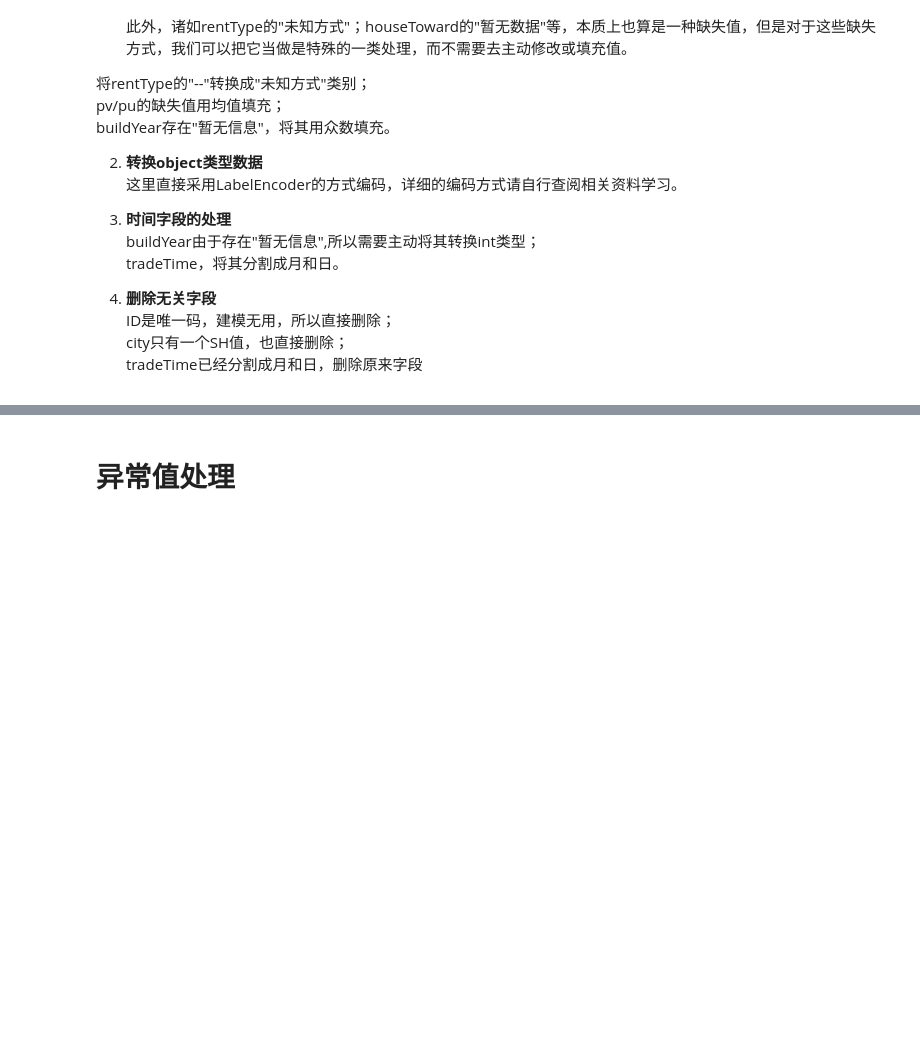
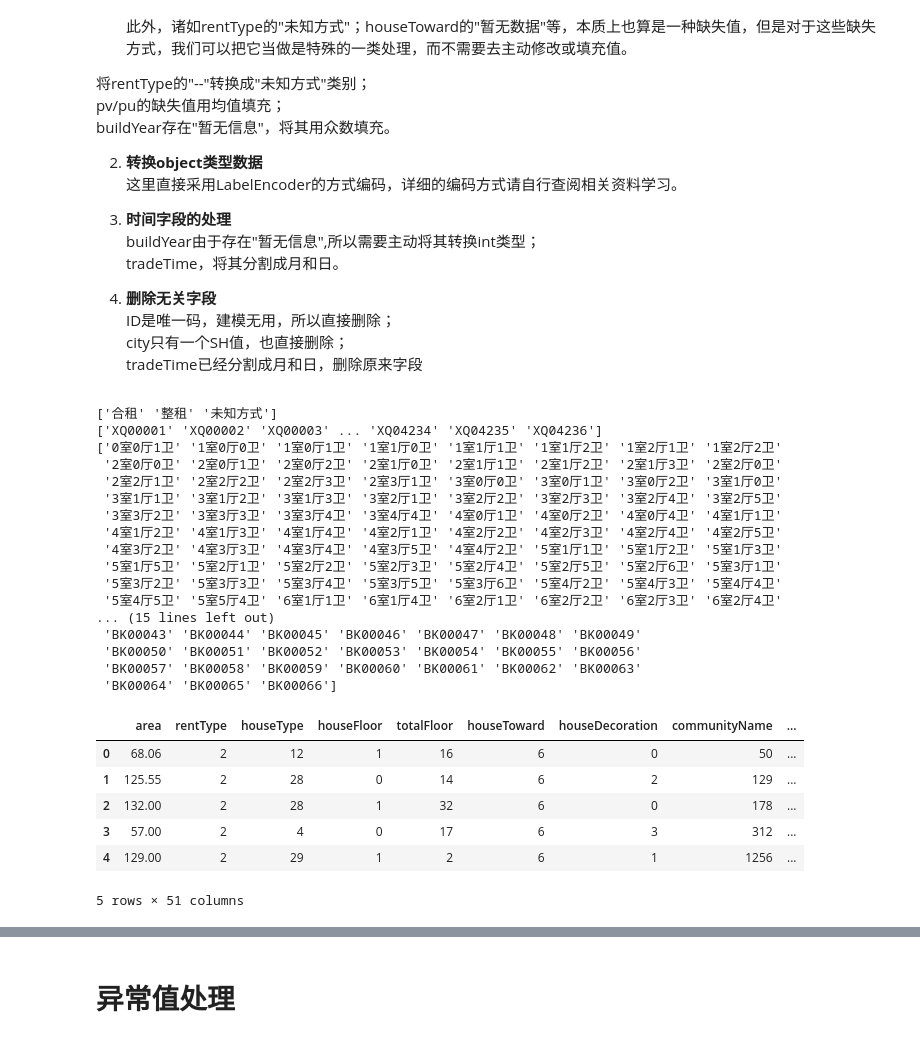
Before and after one commit to nickliqian/team-learning, a Jupyter notebook: 数据竞赛（房租预测）/2_数据清洗.ipynb, the cells around one changed output, grey strips where cells are left out. Drawn from its saved outputs; the diff is of its cells as text; code cells hidden in the pictures; blank space fills up the shorter version.

```diff
--- a/数据竞赛（房租预测）/2_数据清洗.ipynb
+++ b/数据竞赛（房租预测）/2_数据清洗.ipynb
@@ -97,39 +99,81 @@ tradeTime已经分割成月和日，删除原来字段
 # %%
 def preprocessingData(data):
     # 填充缺失值
+    # 有两种缺失值：-- 和 未知方式
+    # 把 -- 转换为 未知方式 然后使用 labelEncoder 编码
     data['rentType'][data['rentType'] == '--'] = '未知方式'
 
     # 转换object类型数据
     columns = ['rentType','communityName','houseType', 'houseFloor', 'houseToward', 'houseDecoration',  'region', 'plate']
 
     for feature in columns:
-        data[feature] = LabelEncoder().fit_transform(data[feature])
+        le = LabelEncoder()
+        data[feature] = le.fit_transform(data[feature])
+        print(le.classes_)
 
     # 将buildYear列转换为整型数据
+    # 缺失值是 暂无信息
+    # 取非缺失值，计算buildYear的众数： 1994
+    # buildYearmean.iloc[0, 0] 是取这个serise的值
     buildYearmean = pd.DataFrame(data[data['buildYear'] != '暂无信息']['buildYear'].mode())
+    # data[data['buildYear'] != '暂无信息']['buildYear'] 这种方式也可以赋值
     data.loc[data[data['buildYear'] == '暂无信息'].index, 'buildYear'] = buildYearmean.iloc[0, 0]
+    # 改变buildYear类型 buildYear最开始是object类型，现在需要转换为int类型
     data['buildYear'] = data['buildYear'].astype('int')
 
     # 处理pv和uv的空值
+    # 使用平均值填充
     data['pv'].fillna(data['pv'].mean(), inplace=True)
     data['uv'].fillna(data['uv'].mean(), inplace=True)
+    # pv和uv是float类型，根据实际经验这里转为int类型
     data['pv'] = data['pv'].astype('int')
     data['uv'] = data['uv'].astype('int')
 
-    # 分割交易时间
+    # 分割交易时间tradeTime
+    # 没有缺失值，可以直接处理
+    # 全部是2008年所以不用分割年
+    # 分割出月和日即可
     def month(x):
         month = int(x.split('/')[1])
         return month
     def day(x):
         day = int(x.split('/')[2])
         return day
     data['month'] = data['tradeTime'].apply(lambda x: month(x))
     data['day'] = data['tradeTime'].apply(lambda x: day(x))
 
     # 去掉部分特征
     data.drop('city', axis=1, inplace=True)
     data.drop('tradeTime', axis=1, inplace=True)
     data.drop('ID', axis=1, inplace=True)
     return data
 
-data_train = preprocessingData(data_train)
+data = copy.deepcopy(data_train)
+data = preprocessingData(data)
+
+data.head()
+# %% [output]
+['合租' '整租' '未知方式']
+['XQ00001' 'XQ00002' 'XQ00003' ... 'XQ04234' 'XQ04235' 'XQ04236']
+['0室0厅1卫' '1室0厅0卫' '1室0厅1卫' '1室1厅0卫' '1室1厅1卫' '1室1厅2卫' '1室2厅1卫' '1室2厅2卫'
+ '2室0厅0卫' '2室0厅1卫' '2室0厅2卫' '2室1厅0卫' '2室1厅1卫' '2室1厅2卫' '2室1厅3卫' '2室2厅0卫'
+ '2室2厅1卫' '2室2厅2卫' '2室2厅3卫' '2室3厅1卫' '3室0厅0卫' '3室0厅1卫' '3室0厅2卫' '3室1厅0卫'
+ '3室1厅1卫' '3室1厅2卫' '3室1厅3卫' '3室2厅1卫' '3室2厅2卫' '3室2厅3卫' '3室2厅4卫' '3室2厅5卫'
+ '3室3厅2卫' '3室3厅3卫' '3室3厅4卫' '3室4厅4卫' '4室0厅1卫' '4室0厅2卫' '4室0厅4卫' '4室1厅1卫'
+ '4室1厅2卫' '4室1厅3卫' '4室1厅4卫' '4室2厅1卫' '4室2厅2卫' '4室2厅3卫' '4室2厅4卫' '4室2厅5卫'
+ '4室3厅2卫' '4室3厅3卫' '4室3厅4卫' '4室3厅5卫' '4室4厅2卫' '5室1厅1卫' '5室1厅2卫' '5室1厅3卫'
+ '5室1厅5卫' '5室2厅1卫' '5室2厅2卫' '5室2厅3卫' '5室2厅4卫' '5室2厅5卫' '5室2厅6卫' '5室3厅1卫'
+ '5室3厅2卫' '5室3厅3卫' '5室3厅4卫' '5室3厅5卫' '5室3厅6卫' '5室4厅2卫' '5室4厅3卫' '5室4厅4卫'
+ '5室4厅5卫' '5室5厅4卫' '6室1厅1卫' '6室1厅4卫' '6室2厅1卫' '6室2厅2卫' '6室2厅3卫' '6室2厅4卫'
+... (15 lines left out)
+ 'BK00043' 'BK00044' 'BK00045' 'BK00046' 'BK00047' 'BK00048' 'BK00049'
+ 'BK00050' 'BK00051' 'BK00052' 'BK00053' 'BK00054' 'BK00055' 'BK00056'
+ 'BK00057' 'BK00058' 'BK00059' 'BK00060' 'BK00061' 'BK00062' 'BK00063'
+ 'BK00064' 'BK00065' 'BK00066']
+|  | area | rentType | houseType | houseFloor | totalFloor | houseToward | houseDecoration | communityName | ... |
+| 0 | 68.06 | 2 | 12 | 1 | 16 | 6 | 0 | 50 | ... |
+| 1 | 125.55 | 2 | 28 | 0 | 14 | 6 | 2 | 129 | ... |
+| 2 | 132.00 | 2 | 28 | 1 | 32 | 6 | 0 | 178 | ... |
+| 3 | 57.00 | 2 | 4 | 0 | 17 | 6 | 3 | 312 | ... |
+| 4 | 129.00 | 2 | 29 | 1 | 2 | 6 | 1 | 1256 | ... |
+5 rows × 51 columns
```
Also changed, not shown: parts of 9 cells of this notebook.
